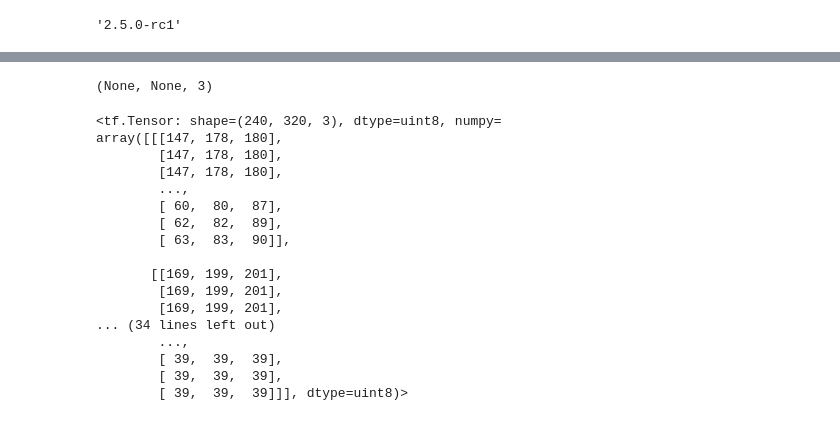
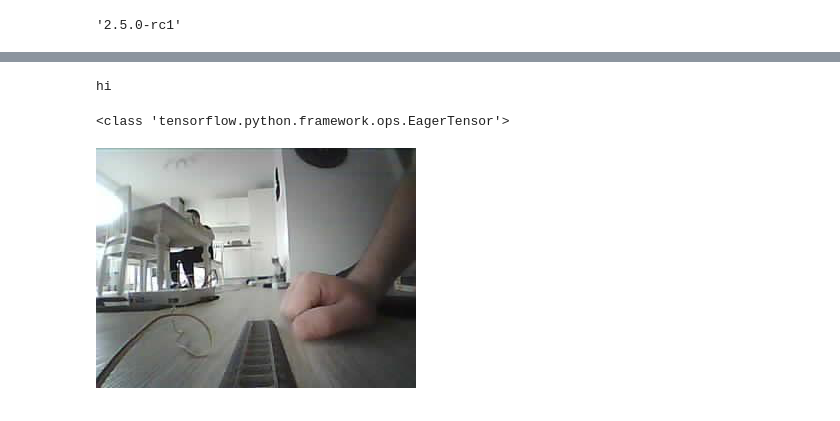
Before and after one commit to FrederikRogalski/trainseg, a Jupyter notebook: utils/convert_to_tfrecord.ipynb, the cells around one changed output, grey strips where cells are left out. Drawn from its saved outputs; the diff is of its cells as text; code cells hidden in the pictures.

Commit message:
new tfrecord file

```diff
--- a/utils/convert_to_tfrecord.ipynb
+++ b/utils/convert_to_tfrecord.ipynb
@@ -36,8 +38,8 @@ def image_example(image_string, label_string):
 record_file = 'trainseg.tfrecords'
 with tf.io.TFRecordWriter(record_file) as writer:
     for image, mask in zip(images, masks):
-        img = open(os.path.join(base,"Images/",image), 'rb').read()
-        msk = open(os.path.join(base,"Masks/",mask), 'rb').read()
+        img = tf.io.gfile.GFile(os.path.join(base,"Images/",image), 'rb').read()
+        msk = tf.io.gfile.GFile(os.path.join(base,"Masks/",mask), 'rb').read()
         example = image_example(img, msk)
         writer.write(example.SerializeToString())
 !du -sh {record_file}
@@ -85,8 +87,8 @@ def _parse_function(example_proto):
     }
 
     parsed_features = tf.io.parse_single_example(example_proto, features)
-
-    image = _decode_image(parsed_features['image/encoded'], channels=3)
-    print(image.shape)
-
+    #image = Image.open(BytesIO(parsed_features['image/encoded']))
+    #print(image.shape)
+    image = tf.io.decode_png(parsed_features['image/encoded'])
+    print("hi")
     return image
@@ -95,26 +95,9 @@ IndentationError: expected an indented block (<ipython-input-299-719c169bd973>,
 # %%
-raw_image_dataset = tf.data.TFRecordDataset('../data/trainseg.tfrecords')
+raw_image_dataset = tf.data.TFRecordDataset('trainseg.tfrecords')
-# %%
-it = iter(raw_image_dataset.map(_parse_function))
-# %% [output]
-(None, None, 3)
-# %%
-next(it)
-# %% [output]
-<tf.Tensor: shape=(240, 320, 3), dtype=uint8, numpy=
-array([[[147, 178, 180],
-        [147, 178, 180],
-        [147, 178, 180],
-        ...,
-        [ 60,  80,  87],
-        [ 62,  82,  89],
-        [ 63,  83,  90]],
-
-       [[169, 199, 201],
-        [169, 199, 201],
-        [169, 199, 201],
-... (34 lines left out)
-        ...,
-        [ 39,  39,  39],
-        [ 39,  39,  39],
-        [ 39,  39,  39]]], dtype=uint8)>
+# %%
+a = raw_image_dataset.map(_parse_function)
+for x in a:
+    #print(x)
+    1+1
+# %% [output]
+hi
@@ -120,0 +107,8 @@ array([[[147, 178, 180],
+# %%
+im = next(iter(a))
+print(type(im))
+bio = BytesIO(im.numpy())
+Image.open(bio)
+# %% [output]
+<class 'tensorflow.python.framework.ops.EagerTensor'>
+[figure, added]
```
Also changed, not shown: parts of 8 cells of this notebook, 2 other files.
